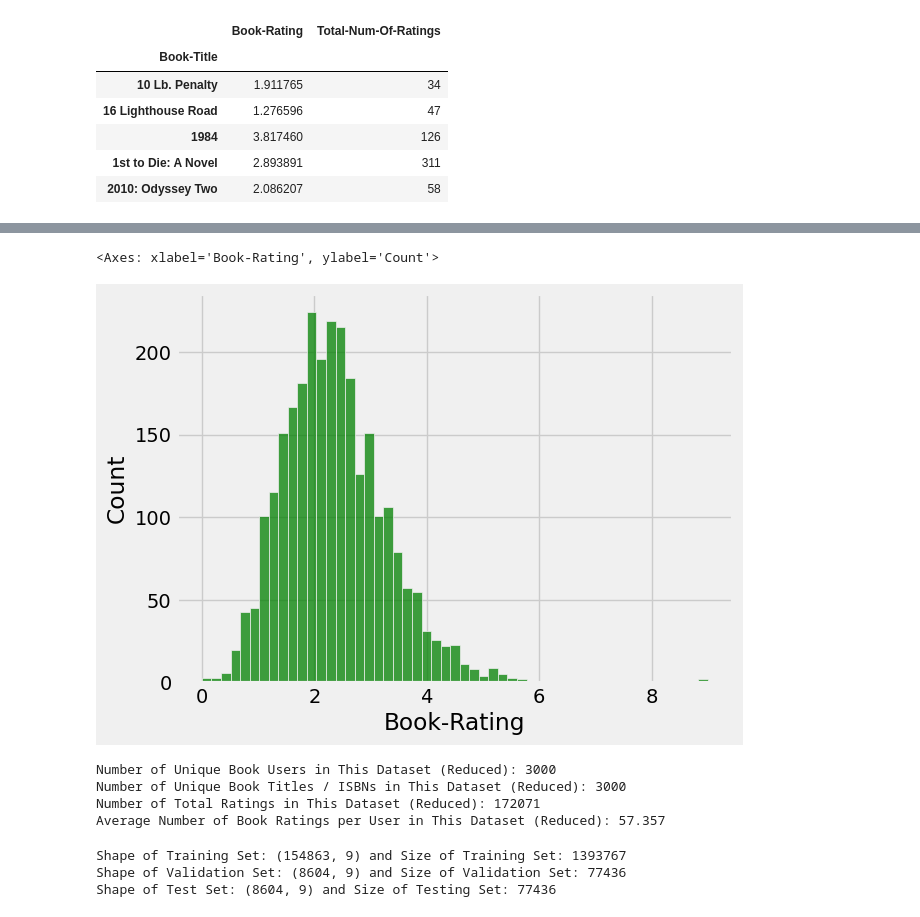
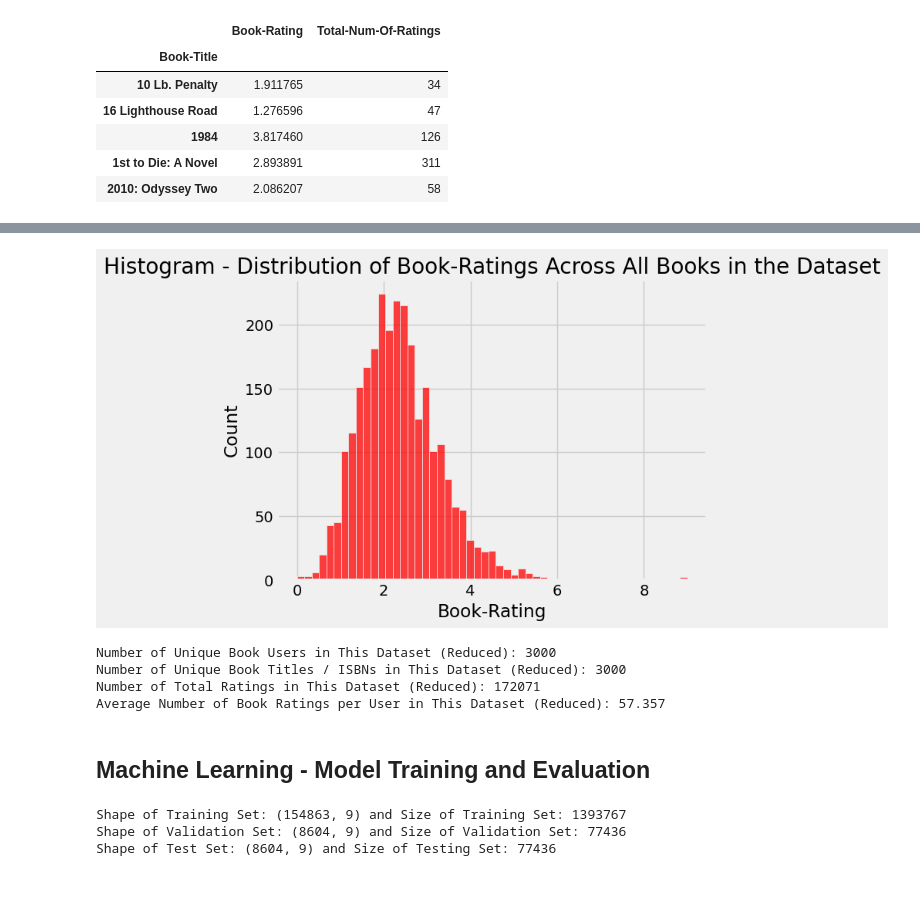
Before and after one commit to AndrewTran03/CS5805-ML1-FinalProject, a Jupyter notebook: Book-Recommendation-RNN-Blog-Post/index.ipynb, the cells around one changed output, grey strips where cells are left out. Saved outputs shown, nothing was run; the diff lists cells and outputs as text; code cells hidden in the pictures; blank space fills up the shorter version.

```diff
--- a/Book-Recommendation-RNN-Blog-Post/index.ipynb
+++ b/Book-Recommendation-RNN-Blog-Post/index.ipynb
@@ -18,6 +37,7 @@ from tensorflow.keras.layers import Input, Embedding, Flatten, dot
 from tensorflow.keras.optimizers import Adam
 plt.style.use("fivethirtyeight")
 # %%
-books_df = pd.read_csv("./datasets/Books.csv")
-ratings_df = pd.read_csv("./datasets/Ratings.csv")
-users_df = pd.read_csv("./datasets/Users.csv")
+# Reading and displaying all of the initial datasets
+books_df = pd.read_csv("datasets/Books.csv")
+ratings_df = pd.read_csv("datasets/Ratings.csv")
+users_df = pd.read_csv("datasets/Users.csv")
@@ -347,10 +354,11 @@ The Sculptress
 Der Vorleser                                                                                                               0.000000
 Name: Book-Rating, dtype: float64
 # %%
-sns.histplot(pd.DataFrame(cleaned_df_sorted_mean_rating)["Book-Rating"], color="g")
+sns.histplot(pd.DataFrame(cleaned_df_sorted_mean_rating)["Book-Rating"], color="r")
+plt.title("Histogram - Distribution of Book-Ratings Across All Books in the Dataset")
+plt.show()
 # %% [output]
-<Axes: xlabel='Book-Rating', ylabel='Count'>
-[figure, old version]
+[figure, new version]
 # %%
 report_basic_stats(cleaned_df, "Reduced")
 # %% [output]
@@ -358,4 +366,6 @@ Number of Unique Book Users in This Dataset (Reduced): 3000
 Number of Unique Book Titles / ISBNs in This Dataset (Reduced): 3000
 Number of Total Ratings in This Dataset (Reduced): 172071
 Average Number of Book Ratings per User in This Dataset (Reduced): 57.357
+# %% [markdown]
+## Machine Learning - Model Training and Evaluation
 # %%
```
Also changed, not shown: parts of 42 cells of this notebook, 25 other files.
